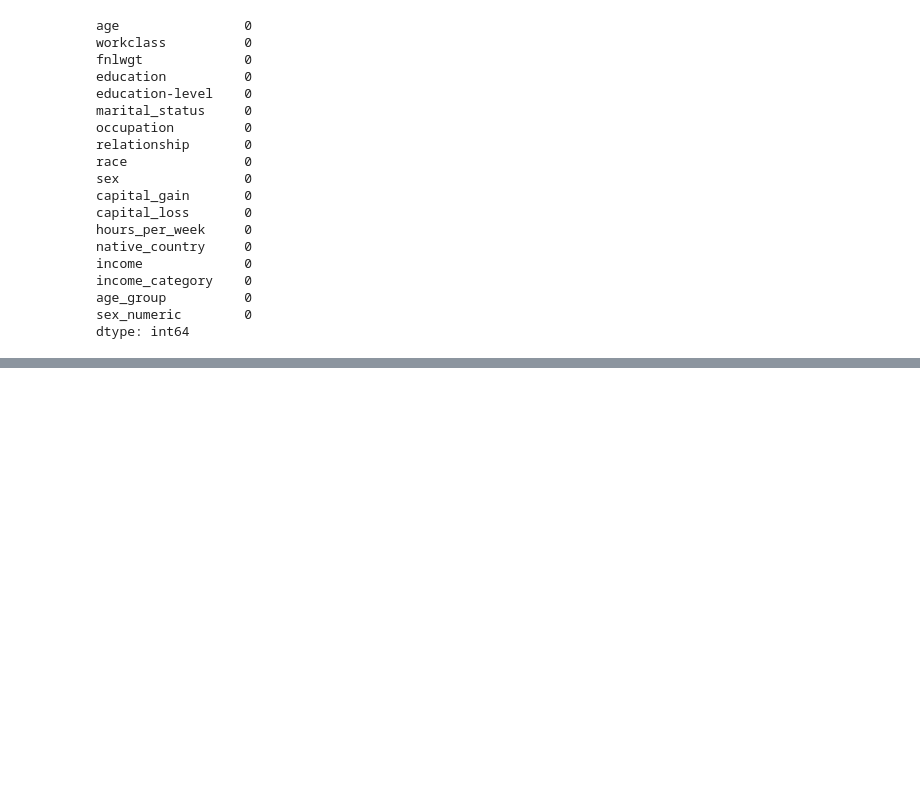
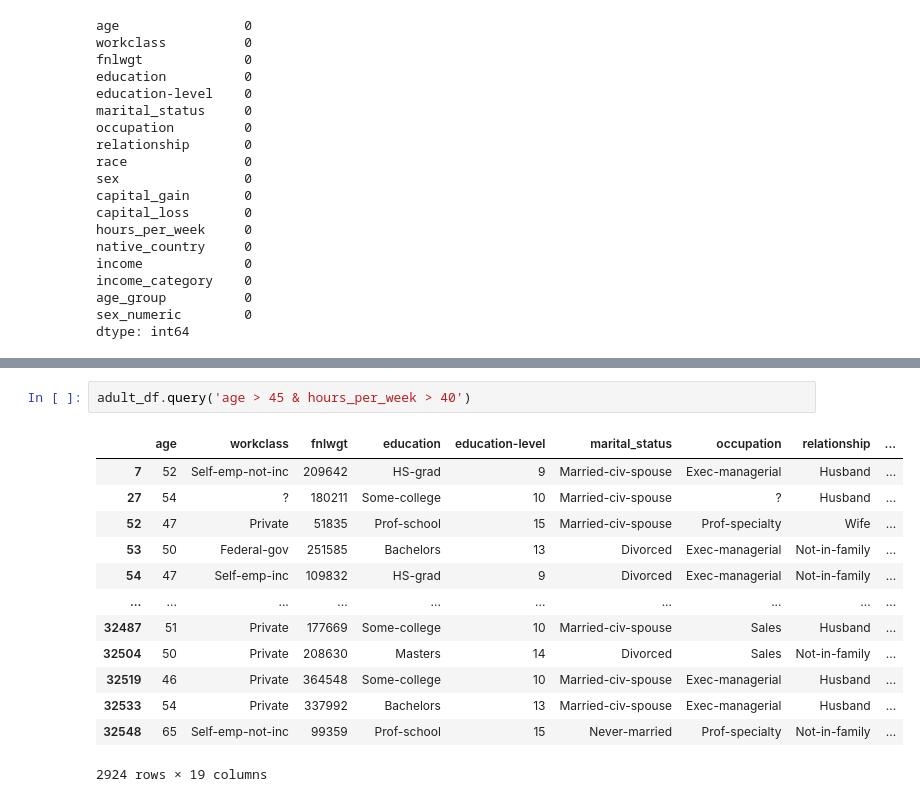
Before and after one commit to elokwentnie/Medium, a Jupyter notebook: AdultDF.ipynb, the cells around one changed output, grey strips where cells are left out. Drawn from its saved outputs; the diff is of its cells as text; blank space fills up the shorter version.

```diff
--- a/AdultDF.ipynb
+++ b/AdultDF.ipynb
@@ -409,0 +508,16 @@ dtype: int64
+# %%
+adult_df.query('age > 45 & hours_per_week > 40')
+# %% [output]
+|  | age | workclass | fnlwgt | education | education-level | marital_status | occupation | relationship | ... |
+| 7 | 52 | Self-emp-not-inc | 209642 | HS-grad | 9 | Married-civ-spouse | Exec-managerial | Husband | ... |
+| 27 | 54 | ? | 180211 | Some-college | 10 | Married-civ-spouse | ? | Husband | ... |
+| 52 | 47 | Private | 51835 | Prof-school | 15 | Married-civ-spouse | Prof-specialty | Wife | ... |
+| 53 | 50 | Federal-gov | 251585 | Bachelors | 13 | Divorced | Exec-managerial | Not-in-family | ... |
+| 54 | 47 | Self-emp-inc | 109832 | HS-grad | 9 | Divorced | Exec-managerial | Not-in-family | ... |
+| ... | ... | ... | ... | ... | ... | ... | ... | ... | ... |
+| 32487 | 51 | Private | 177669 | Some-college | 10 | Married-civ-spouse | Sales | Husband | ... |
+| 32504 | 50 | Private | 208630 | Masters | 14 | Divorced | Sales | Not-in-family | ... |
+| 32519 | 46 | Private | 364548 | Some-college | 10 | Married-civ-spouse | Exec-managerial | Husband | ... |
+| 32533 | 54 | Private | 337992 | Bachelors | 13 | Married-civ-spouse | Exec-managerial | Husband | ... |
+| 32548 | 65 | Self-emp-not-inc | 99359 | Prof-school | 15 | Never-married | Prof-specialty | Not-in-family | ... |
+2924 rows × 19 columns
```
Also changed, not shown: parts of 21 cells of this notebook.
